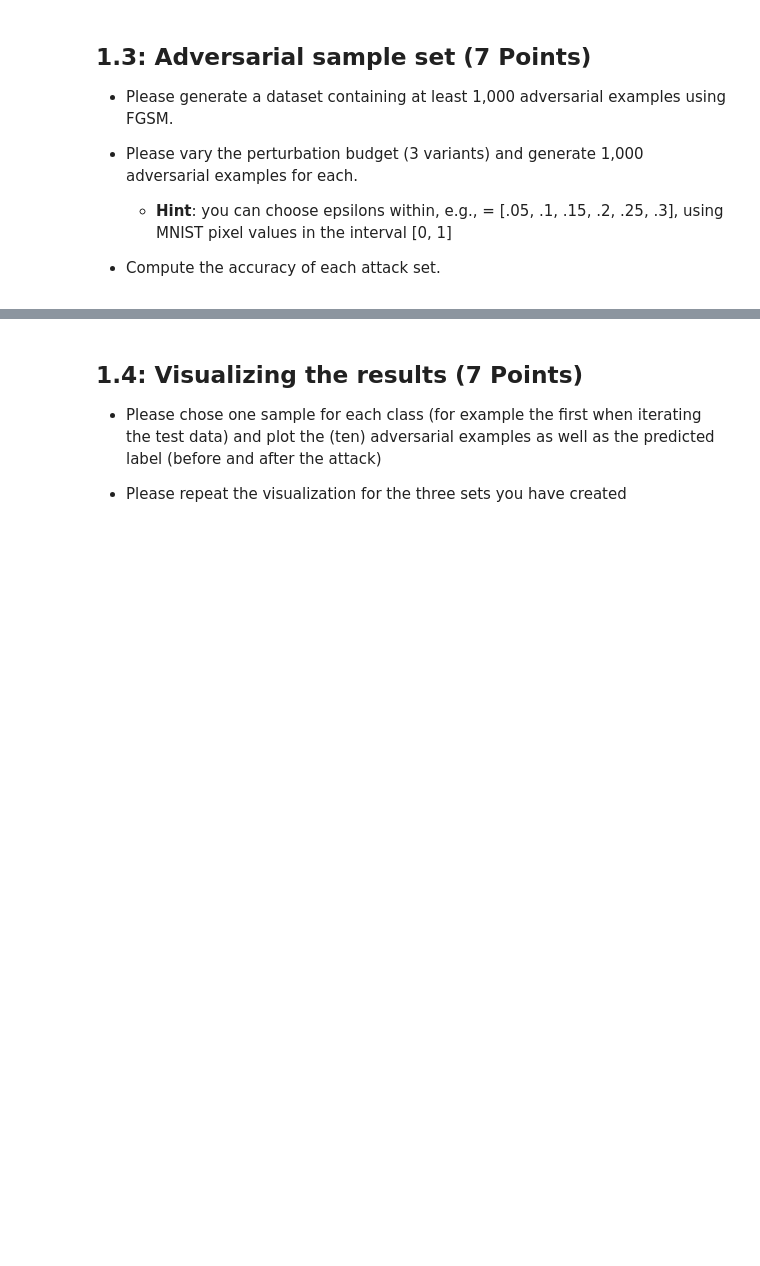
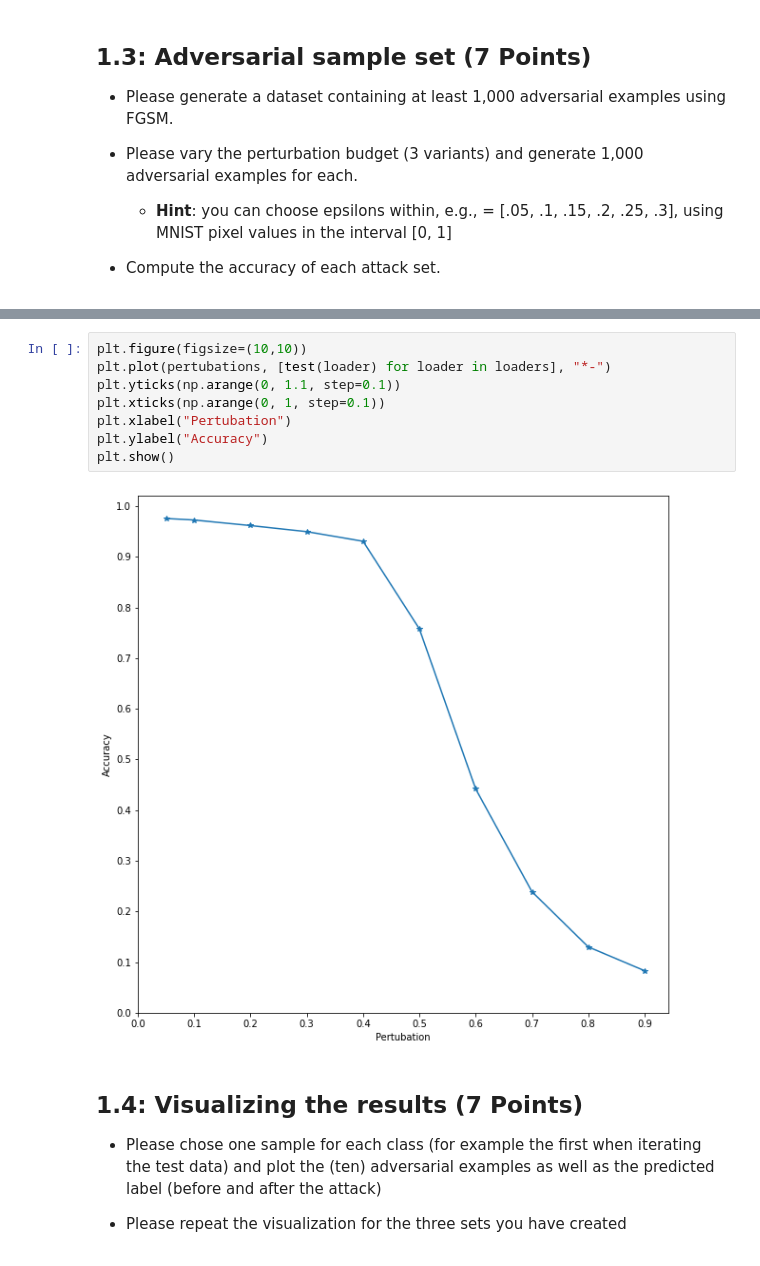
Before and after one commit to MaLoefUDS/MachineLearningInCybersecurity, a Jupyter notebook: task02/2021_11_12_Task_02.ipynb, the cells around one changed output, grey strips where cells are left out. Cells and saved outputs as stored; diff of their text form; blank space fills up the shorter version.

```diff
--- a/task02/2021_11_12_Task_02.ipynb
+++ b/task02/2021_11_12_Task_02.ipynb
@@ -262,3 +274,13 @@ NameError: name 'test_loader' is not defined
+# %%
+plt.figure(figsize=(10,10))
+plt.plot(pertubations, [test(loader) for loader in loaders], "*-")
+plt.yticks(np.arange(0, 1.1, step=0.1))
+plt.xticks(np.arange(0, 1, step=0.1))
+plt.xlabel("Pertubation")
+plt.ylabel("Accuracy")
+plt.show()
+# %% [output]
+[figure, added]
 # %% [markdown]
 ## 1.4: Visualizing the results (7 Points)
 
```
Also changed, not shown: parts of 5 cells of this notebook.
